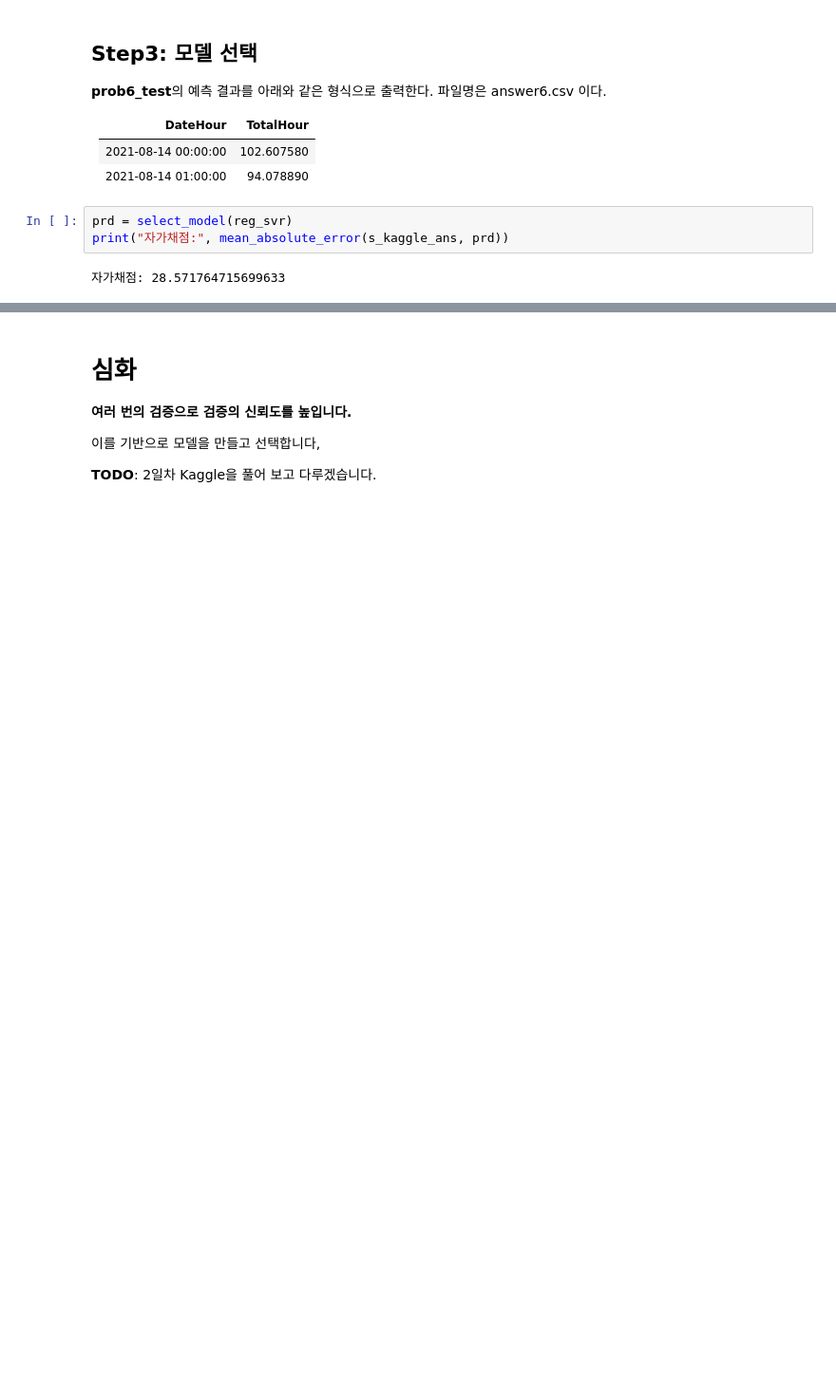
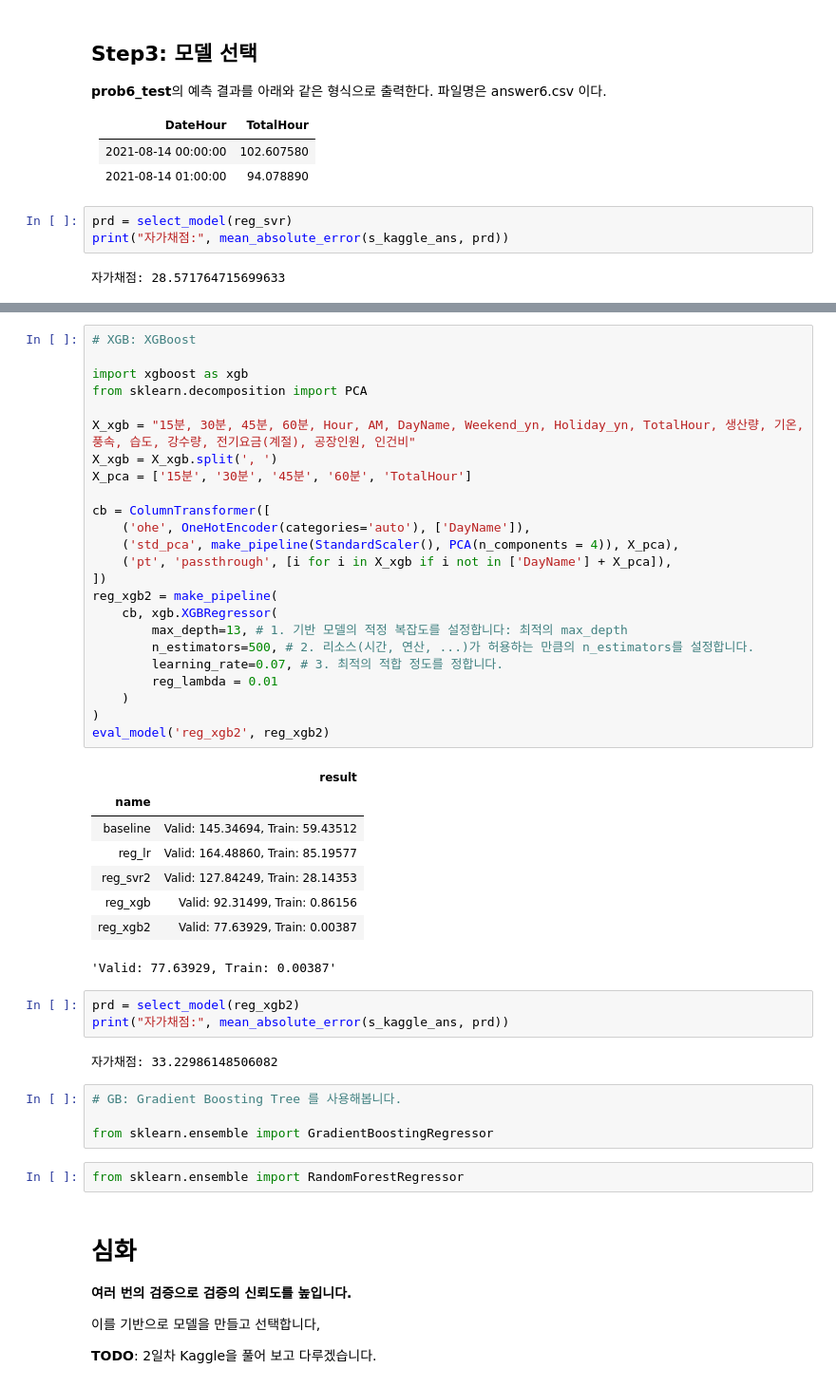
Before and after one commit to sunkusun9/DS_lv3_2511_2, a Jupyter notebook: sec_ds_lv3_prob3_kaggle.ipynb, the cells around one changed output, grey strips where cells are left out. Shown at 95% size. Cells and saved outputs as stored; diff of their text form; blank space fills up the shorter version.

```diff
--- a/sec_ds_lv3_prob3_kaggle.ipynb
+++ b/sec_ds_lv3_prob3_kaggle.ipynb
@@ -397,3 +463,47 @@ from sklearn.ensemble import RandomForestRegressor
+# %%
+# XGB: XGBoost
+
+import xgboost as xgb
+from sklearn.decomposition import PCA
+
+X_xgb = "15분, 30분, 45분, 60분, Hour, AM, DayName, Weekend_yn, Holiday_yn, TotalHour, 생산량, 기온, 풍속, 습도, 강수량, 전기요금(계절), 공장인원, 인건비"
+X_xgb = X_xgb.split(', ')
+X_pca = ['15분', '30분', '45분', '60분', 'TotalHour']
+
+cb = ColumnTransformer([
+    ('ohe', OneHotEncoder(categories='auto'), ['DayName']),
+    ('std_pca', make_pipeline(StandardScaler(), PCA(n_components = 4)), X_pca),
+    ('pt', 'passthrough', [i for i in X_xgb if i not in ['DayName'] + X_pca]),
+])
+reg_xgb2 = make_pipeline(
+    cb, xgb.XGBRegressor(
+        max_depth=13, # 1. 기반 모델의 적정 복잡도를 설정합니다: 최적의 max_depth
+        n_estimators=500, # 2. 리소스(시간, 연산, ...)가 허용하는 만큼의 n_estimators를 설정합니다.
+        learning_rate=0.07, # 3. 최적의 적합 정도를 정합니다.
+        reg_lambda = 0.01
+    )
+)
+eval_model('reg_xgb2', reg_xgb2)
+# %% [output]
+|  | result |
+| name |  |
+| baseline | Valid: 145.34694, Train: 59.43512 |
+| reg_lr | Valid: 164.48860, Train: 85.19577 |
+| reg_svr2 | Valid: 127.84249, Train: 28.14353 |
+| reg_xgb | Valid: 92.31499, Train: 0.86156 |
+| reg_xgb2 | Valid: 77.63929, Train: 0.00387 |
+'Valid: 77.63929, Train: 0.00387'
+# %%
+prd = select_model(reg_xgb2)
+print("자가채점:", mean_absolute_error(s_kaggle_ans, prd))
+# %% [output]
+자가채점: 33.22986148506082
+# %%
+# GB: Gradient Boosting Tree 를 사용해봅니다.
+
+from sklearn.ensemble import GradientBoostingRegressor
+# %%
+from sklearn.ensemble import RandomForestRegressor
 # %% [markdown]
 # 심화
 
```
Also changed, not shown: parts of 13 cells of this notebook.
